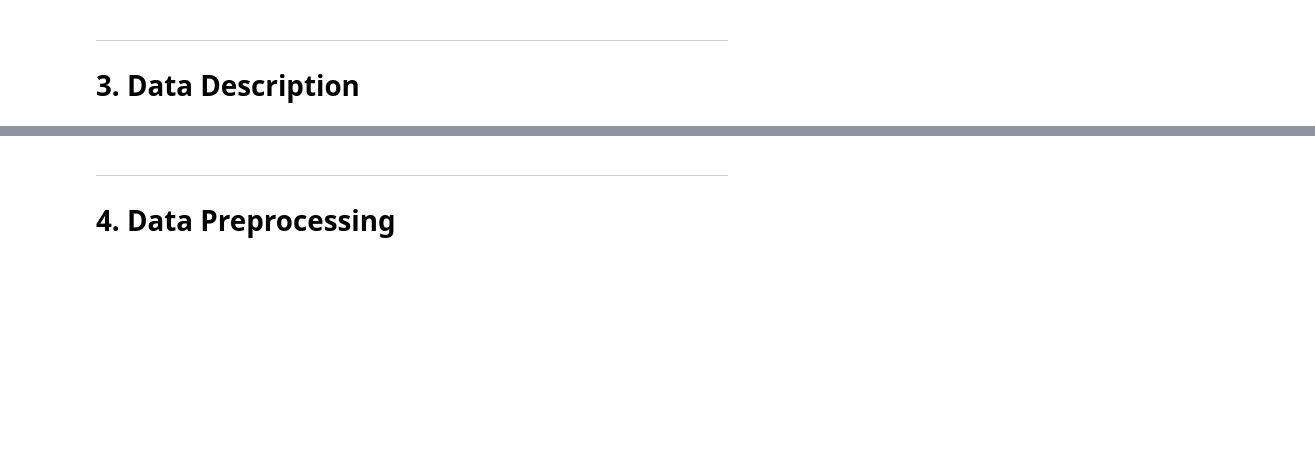
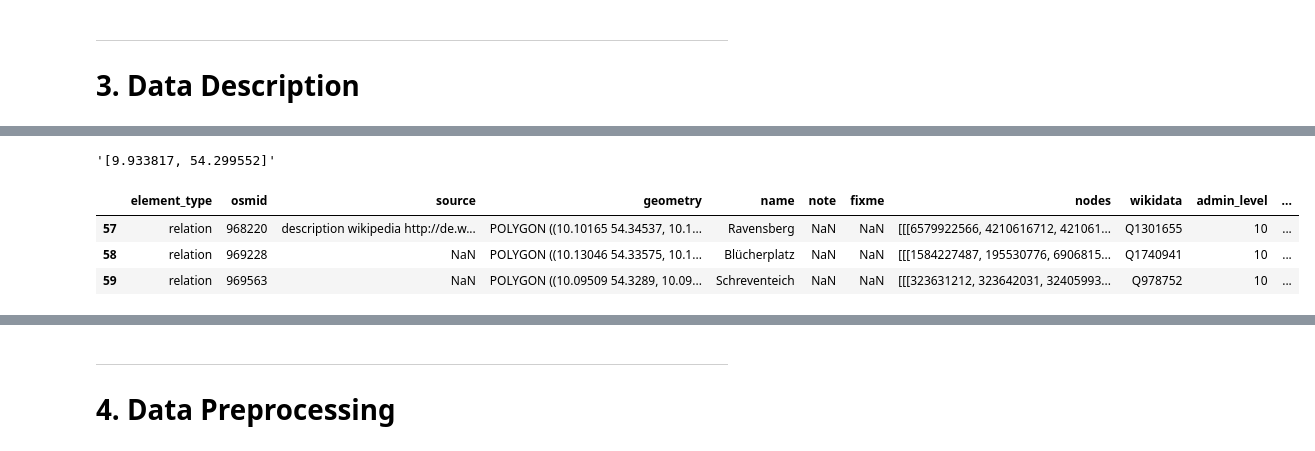
Before and after one commit to MrMysticus/Application_Project_2024, a Jupyter notebook: Master_Document.ipynb, the cells around one changed output, grey strips where cells are left out. Saved outputs shown, nothing was run; the diff lists cells and outputs as text; code cells hidden in the pictures; blank space fills up the shorter version.

```diff
--- a/Master_Document.ipynb
+++ b/Master_Document.ipynb
@@ -73,0 +180,19 @@ Clearly stated objectives and possibly the hypotheses you want to test.
+# %%
+geo_data['Location'][3]
+# %% [output]
+'[9.933817, 54.299552]'
+# %%
+# Geo Data kiel from Open Street Map
+
+tags = {'admin_level': '10'}
+geo = ox.features_from_place(
+    query="Kiel, Germany",
+    tags=tags)
+geo = geo.reset_index()
+geo = geo[geo.element_type=='relation']
+geo.head(3)
+# %% [output]
+|  | element_type | osmid | source | geometry | name | note | fixme | nodes | wikidata | admin_level | ... |
+| 57 | relation | 968220 | description wikipedia http://de.w... | POLYGON ((10.10165 54.34537, 10.1... | Ravensberg | NaN | NaN | [[[6579922566, 4210616712, 421061... | Q1301655 | 10 | ... |
+| 58 | relation | 969228 | NaN | POLYGON ((10.13046 54.33575, 10.1... | Blücherplatz | NaN | NaN | [[[1584227487, 195530776, 6906815... | Q1740941 | 10 | ... |
+| 59 | relation | 969563 | NaN | POLYGON ((10.09509 54.3289, 10.09... | Schreventeich | NaN | NaN | [[[323631212, 323642031, 32405993... | Q978752 | 10 | ... |
```
Also changed, not shown: parts of 20 cells of this notebook.
